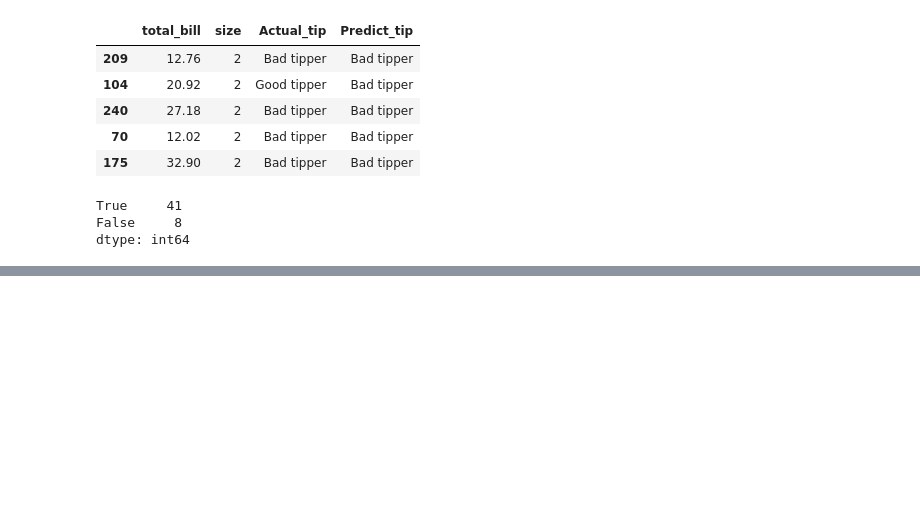
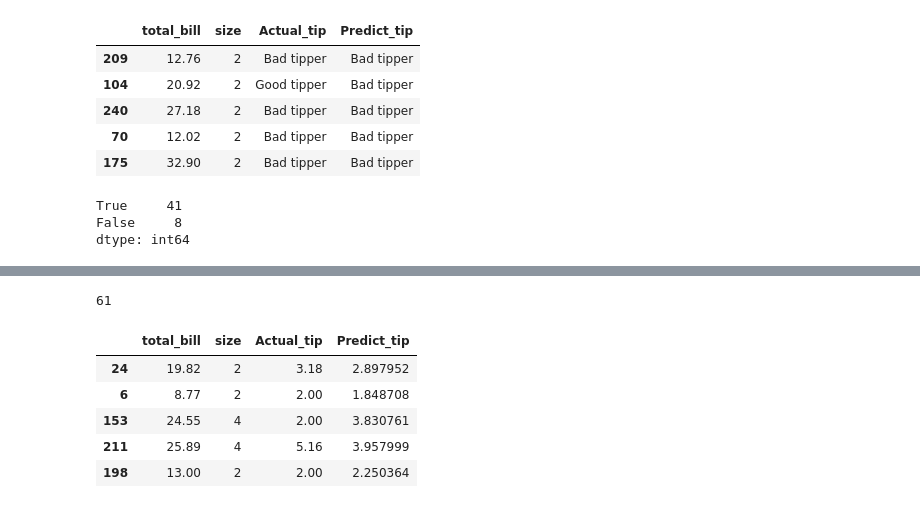
Before and after one commit to renadalahmadi/BigData-and-AI, a Jupyter notebook: Assignment_4.ipynb, the cells around one changed output, grey strips where cells are left out. Drawn from its saved outputs; the diff is of its cells as text; code cells hidden in the pictures; blank space fills up the shorter version.

```diff
--- a/Assignment_4.ipynb
+++ b/Assignment_4.ipynb
@@ -201,0 +214,7 @@ dtype: int64
+# %%
+vars = ['total_bill', 'size']
+
+X = df_assg[vars]
+y = df_assg['tip']
+
+X_train, X_test, y_train, y_test = train_test_split(X, y, train_size=0.75, random_state=42)
@@ -201,0 +252,18 @@ dtype: int64
+# %%
+len(multi_predictions)
+# %% [output]
+61
+# %%
+test_dataset = pd.DataFrame(test_numeric, columns= ['total_bill', 'size'])
+
+test_dataset['Actual_tip'] = y_test
+test_dataset['Predict_tip'] = multi_predictions
+
+test_dataset.head()
+# %% [output]
+|  | total_bill | size | Actual_tip | Predict_tip |
+| 24 | 19.82 | 2 | 3.18 | 2.897952 |
+| 6 | 8.77 | 2 | 2.00 | 1.848708 |
+| 153 | 24.55 | 4 | 2.00 | 3.830761 |
+| 211 | 25.89 | 4 | 5.16 | 3.957999 |
+| 198 | 13.00 | 2 | 2.00 | 2.250364 |
```
Also changed, not shown: parts of 20 cells of this notebook.
